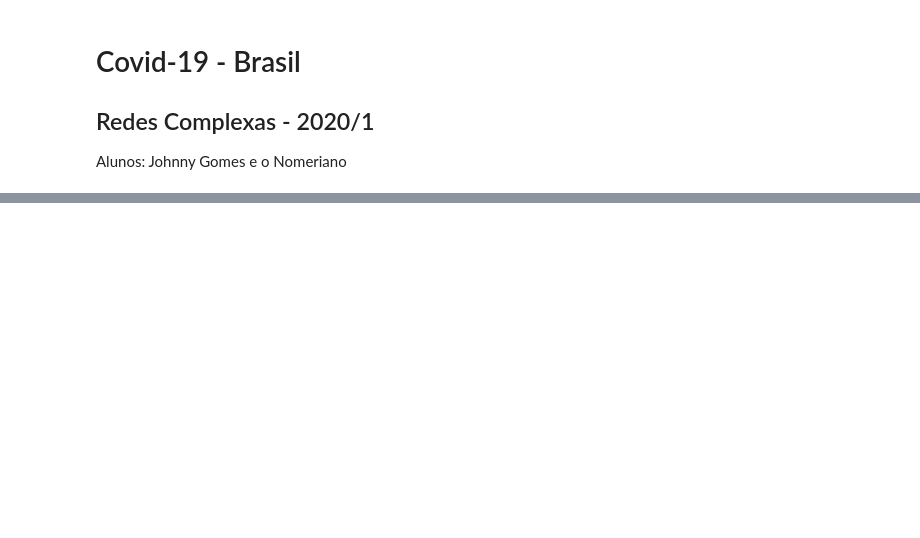
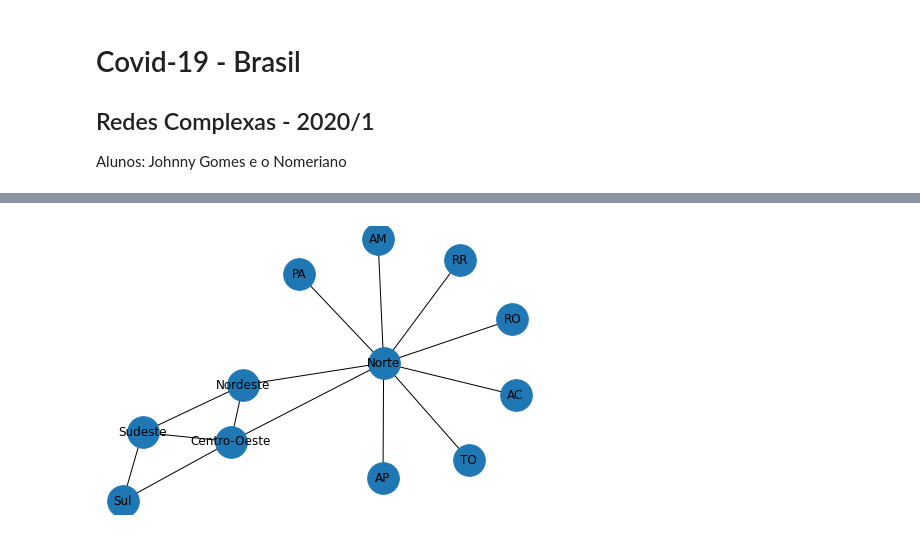
Before and after one commit to JohnnyUFT/RedesComplexas, a Jupyter notebook: Covid19.ipynb, the cells around one changed output, grey strips where cells are left out. Saved outputs shown, nothing was run; the diff lists cells and outputs as text; code cells hidden in the pictures; blank space fills up the shorter version.

```diff
--- a/Covid19.ipynb
+++ b/Covid19.ipynb
@@ -49,0 +67,10 @@ G = nx.Graph()
+# %%
+# 2.2 - adiciona os vertices (estados) as regioes:
+G.add_edges_from(
+    [('TO', 'Norte'), ('PA', 'Norte'), ('AM', 'Norte'), ('AC', 'Norte'),
+     ('AP', 'Norte'),('RO', 'Norte'), ('RR', 'Norte')])
+# %%
+# 2.2.1 - ver a estrutura do grafo:
+nx.draw(G, node_size=1000, with_labels=True)
+# %% [output]
+[figure, added]
```
Also changed, not shown: parts of 44 cells of this notebook, 9 other files.
